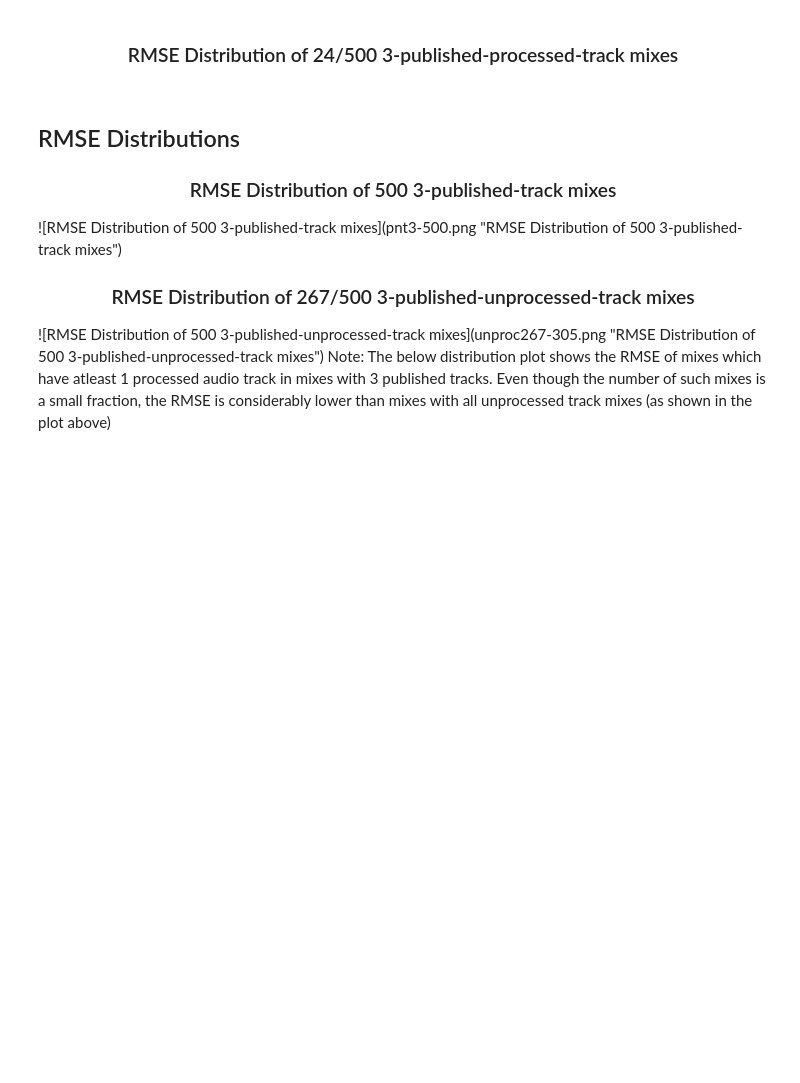
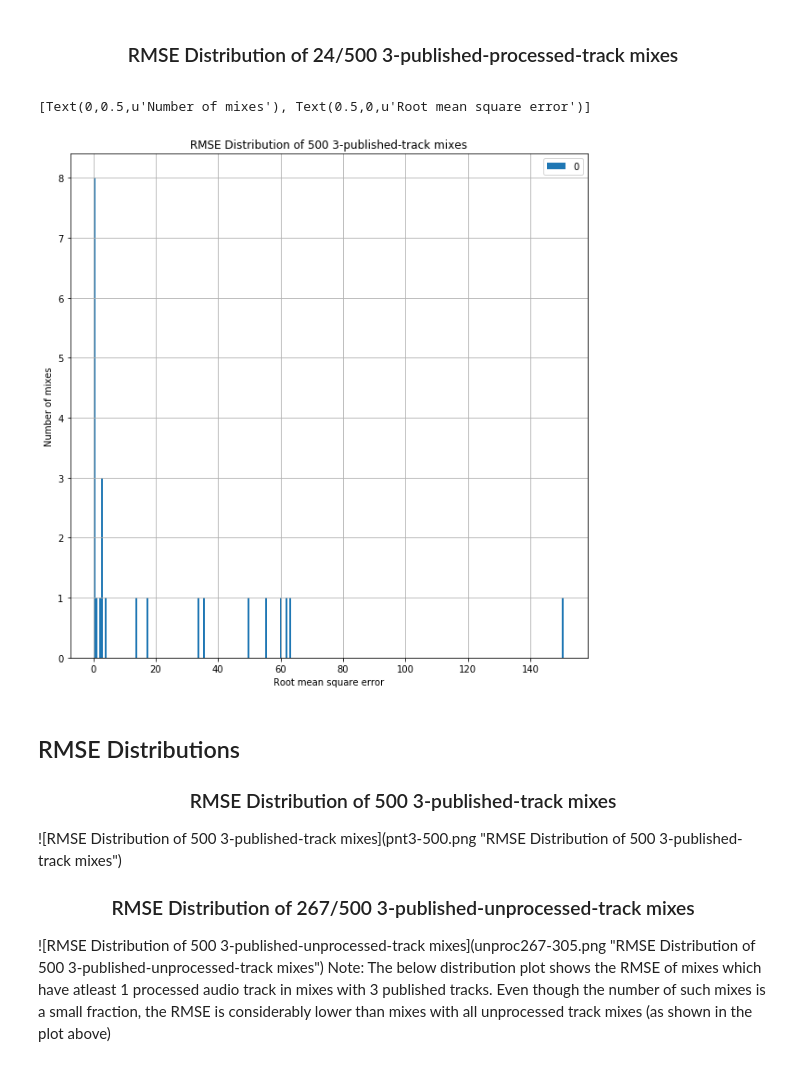
Before and after one commit to marl/bandhub, a Jupyter notebook: RemixV5.ipynb, the cells around one changed output. Saved outputs shown, nothing was run; the diff lists cells and outputs as text; code cells hidden in the pictures; blank space fills up the shorter version.

```diff
--- a/RemixV5.ipynb
+++ b/RemixV5.ipynb
@@ -703,9 +731,12 @@ Even though the number of such mixes is a small fraction, the RMSE is considerab
 # %% [markdown]
 <center> <h3>RMSE Distribution of 24/500 3-published-processed-track mixes</h3> </center>
 # %%
-df = pd.DataFrame(rmse)
+df = pd.DataFrame(proc_rmse)
 ax = df[(df<250) & (df >= 0)].plot(kind='hist',grid=True,figsize=(10,10),bins = 250,title='RMSE Distribution of 500 3-published-track mixes')
 ax.set(xlabel="Root mean square error", ylabel="Number of mixes")
+# %% [output]
+[Text(0,0.5,u'Number of mixes'), Text(0.5,0,u'Root mean square error')]
+[figure, added]
 # %% [markdown]
 ## RMSE Distributions
 <center> <h3>RMSE Distribution of 500 3-published-track mixes</h3> </center>
```
Also changed, not shown: parts of 9 cells of this notebook.
